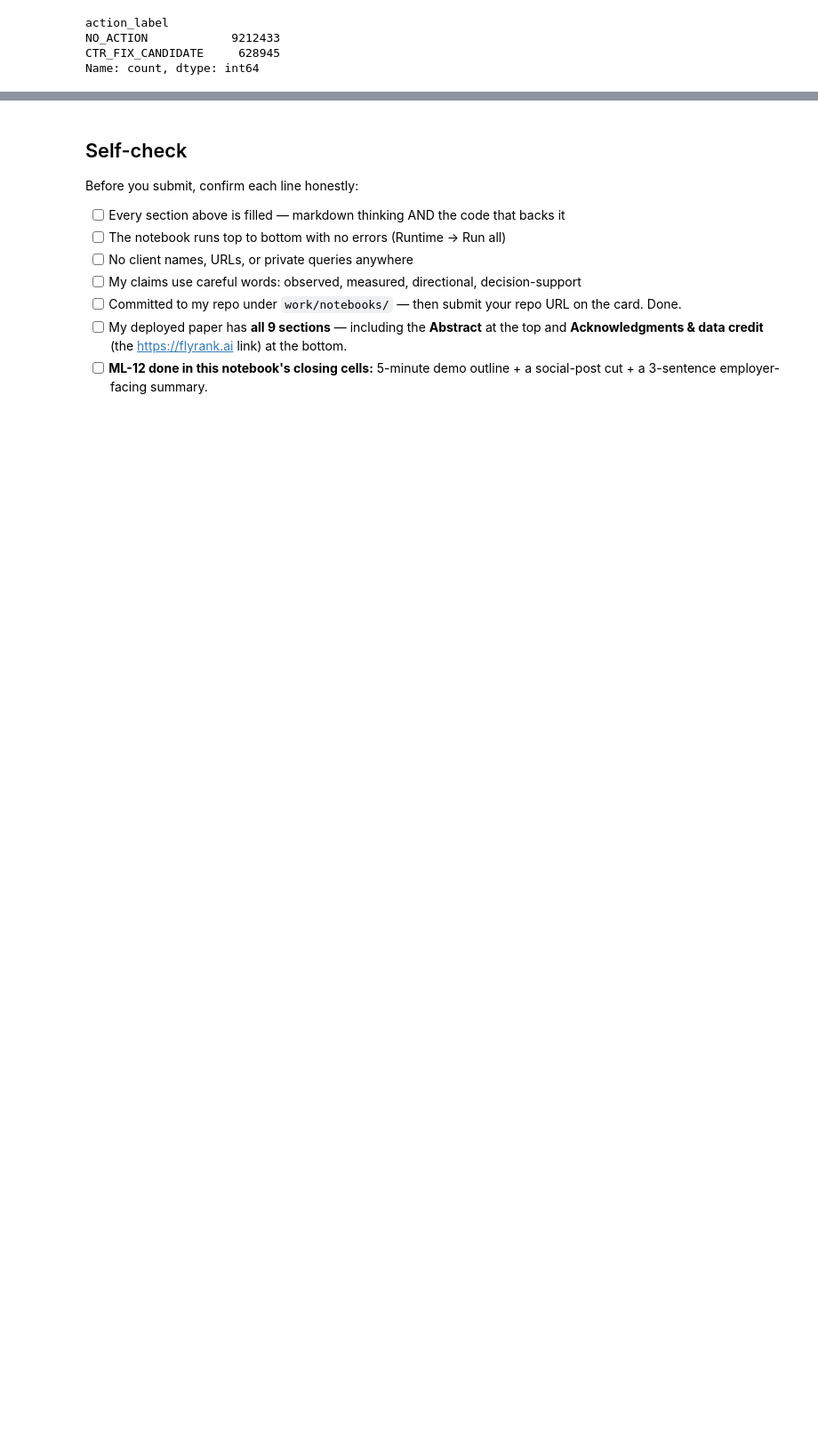
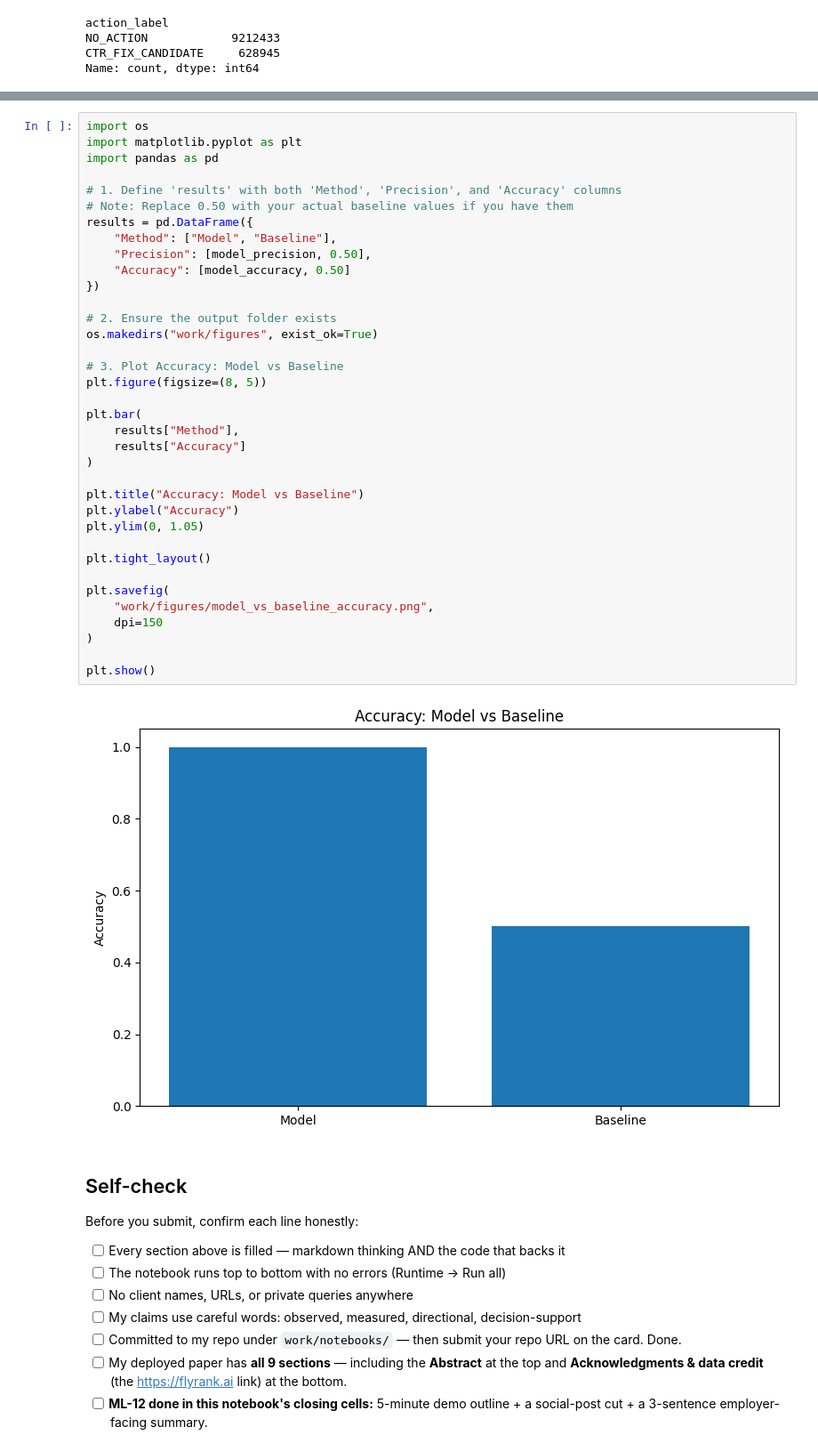
Before and after one commit to Ameen740/Internship_Flyrank, a Jupyter notebook: work/notebooks/capstone.ipynb, the cells around one changed output, grey strips where cells are left out. Shown at 89% size. Cells and saved outputs as stored; diff of their text form; blank space fills up the shorter version.

```diff
--- a/work/notebooks/capstone.ipynb
+++ b/work/notebooks/capstone.ipynb
@@ -283,3 +592,41 @@ KeyError: "['gsc_avg_position'] not in index"
+# %%
+import os
+import matplotlib.pyplot as plt
+import pandas as pd
+
+# 1. Define 'results' with both 'Method', 'Precision', and 'Accuracy' columns
+# Note: Replace 0.50 with your actual baseline values if you have them
+results = pd.DataFrame({
+    "Method": ["Model", "Baseline"],
+    "Precision": [model_precision, 0.50],
+    "Accuracy": [model_accuracy, 0.50]
+})
+
+# 2. Ensure the output folder exists
+os.makedirs("work/figures", exist_ok=True)
+
+# 3. Plot Accuracy: Model vs Baseline
+plt.figure(figsize=(8, 5))
+
+plt.bar(
+    results["Method"],
+    results["Accuracy"]
+)
+
+plt.title("Accuracy: Model vs Baseline")
+plt.ylabel("Accuracy")
+plt.ylim(0, 1.05)
+
+plt.tight_layout()
+
+plt.savefig(
+    "work/figures/model_vs_baseline_accuracy.png",
+    dpi=150
+)
+
+plt.show()
+# %% [output]
+[figure, added]
 # %% [markdown]
 ## Self-check
 
```
Also changed, not shown: parts of 21 cells of this notebook.
